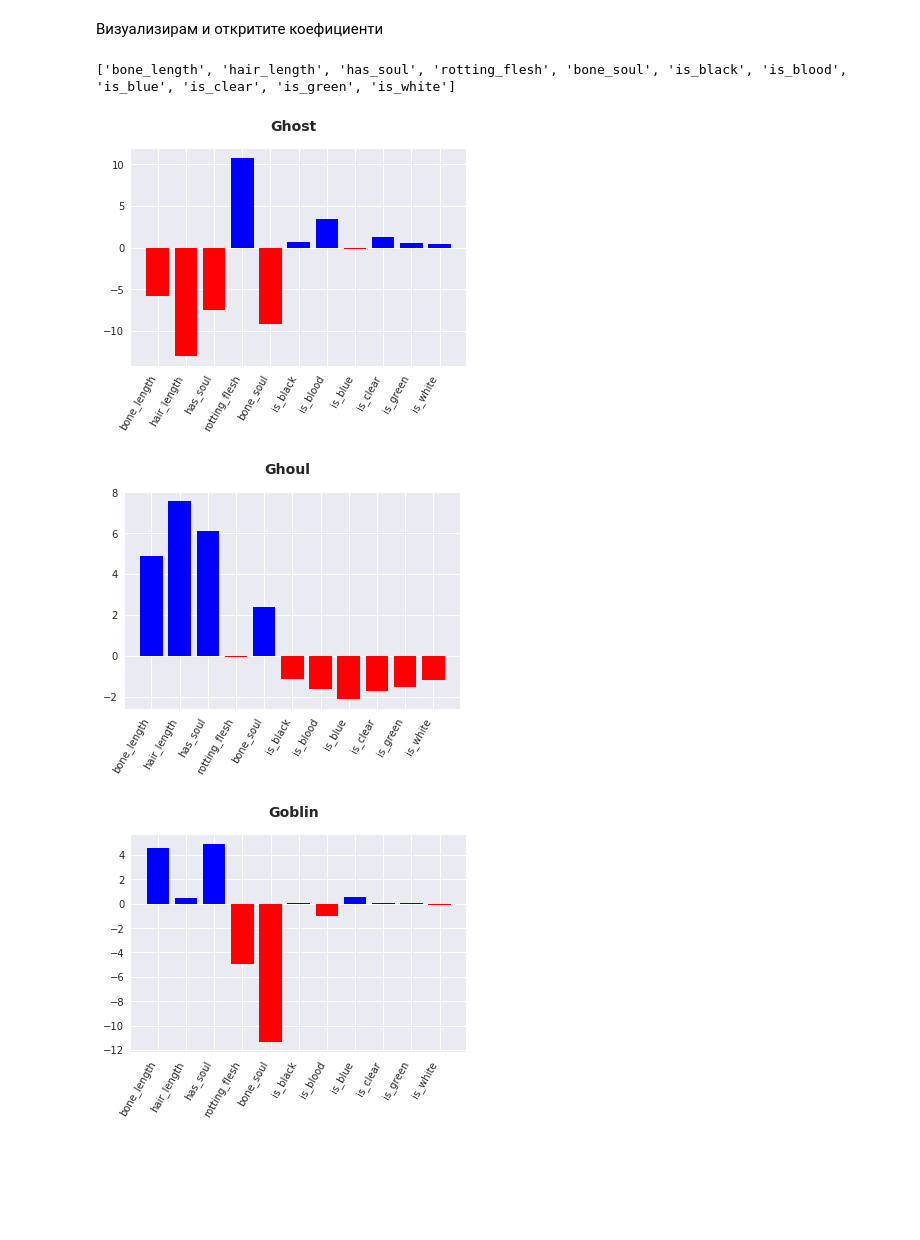
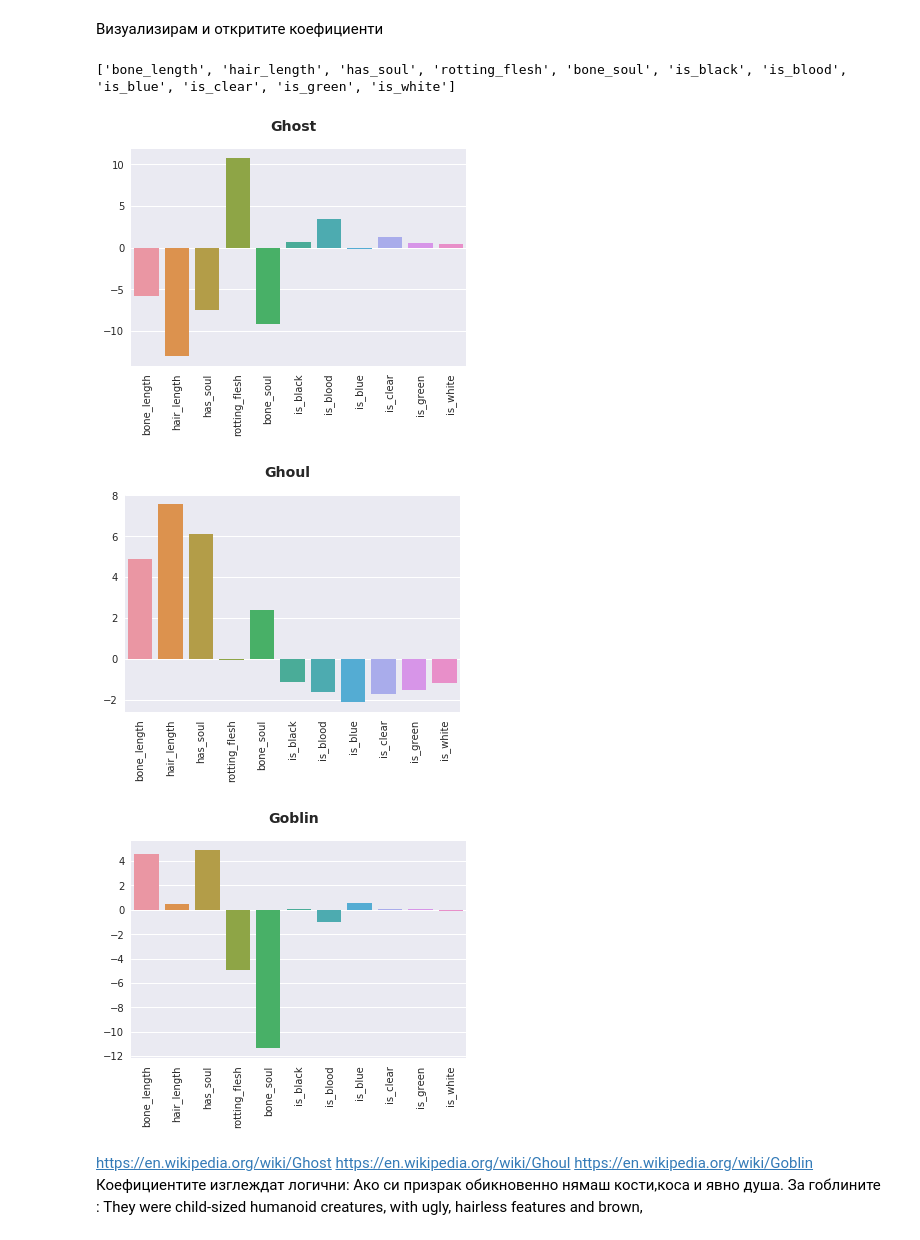
Before and after one commit to radpet/fmi-ml, a Jupyter notebook: goblins/Just messin arround.ipynb, the cells around one changed output. Cells and saved outputs as stored; diff of their text form; code cells hidden in the pictures; blank space fills up the shorter version.

Commit message:
improve goblins plot

```diff
--- a/goblins/Just messin arround.ipynb
+++ b/goblins/Just messin arround.ipynb
@@ -227,28 +227,33 @@ Model LinearSVC scores: 0.7589928057553957, 0.7849462365591398
 # %%
 import matplotlib.pyplot as plt
 
 print(numeric_columns + ["is_{}".format(x) for x in  encoders["color"].inverse_transform([x for x in range(0,6)]) ])
 y_labels = y_encoder.inverse_transform([x for x in range(0,3)])
 
 def plot_coefficients(coef, feature_names, label):
     # create plot
     plt.figure()
     plt.suptitle(label, fontsize=14, fontweight='bold')
-    colors = ['red' if c < 0 else 'blue' for c in coef]
-    plt.bar([x for x in range(1,12)], coef, color=colors, label="asdf")
-    feature_names = np.array(feature_names)
-    plt.xticks(np.arange(1, 12), feature_names, rotation=60, ha='right')
+    barplot = sns.barplot(x=feature_names, y=coef, orient='vertical')
+    plt.setp(barplot.get_xticklabels(), rotation=90)
     plt.show()
 
 for i in range(0,3):
     plot_coefficients(clf_with_params[0][1].coef_[i] ,
                   numeric_columns + ["is_{}".format(x) for x in  encoders["color"].inverse_transform([x for x in range(0,6)]) ]
                      ,label=y_labels[i])
 # %% [output]
 ['bone_length', 'hair_length', 'has_soul', 'rotting_flesh', 'bone_soul', 'is_black', 'is_blood', 'is_blue', 'is_clear', 'is_green', 'is_white']
-[figure, old version]
+[figure, new version]
-[figure, old version]
+[figure, new version]
-[figure, old version]
+[figure, new version]
+# %% [markdown]
+https://en.wikipedia.org/wiki/Ghost
+https://en.wikipedia.org/wiki/Ghoul
+https://en.wikipedia.org/wiki/Goblin
+Коефициентите изглеждат логични:
+Ако си призрак обикновенно нямаш кости,коса и явно душа.
+За гоблините : They were child-sized humanoid creatures, with ugly, hairless features and brown,
 # %%
 #prediction = logistic.predict(submission_X)
 #prediction = random_f.predict(submission_X)
```
Also changed, not shown: parts of 2 cells of this notebook.
